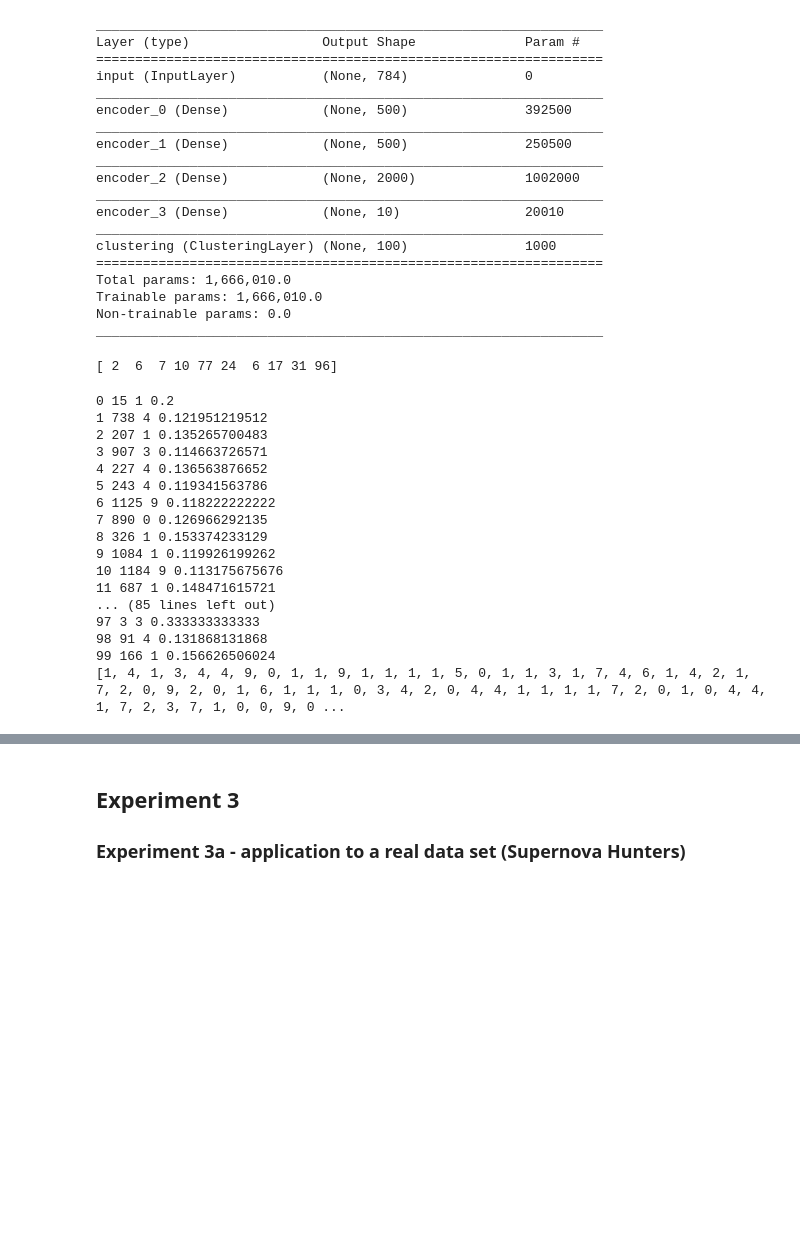
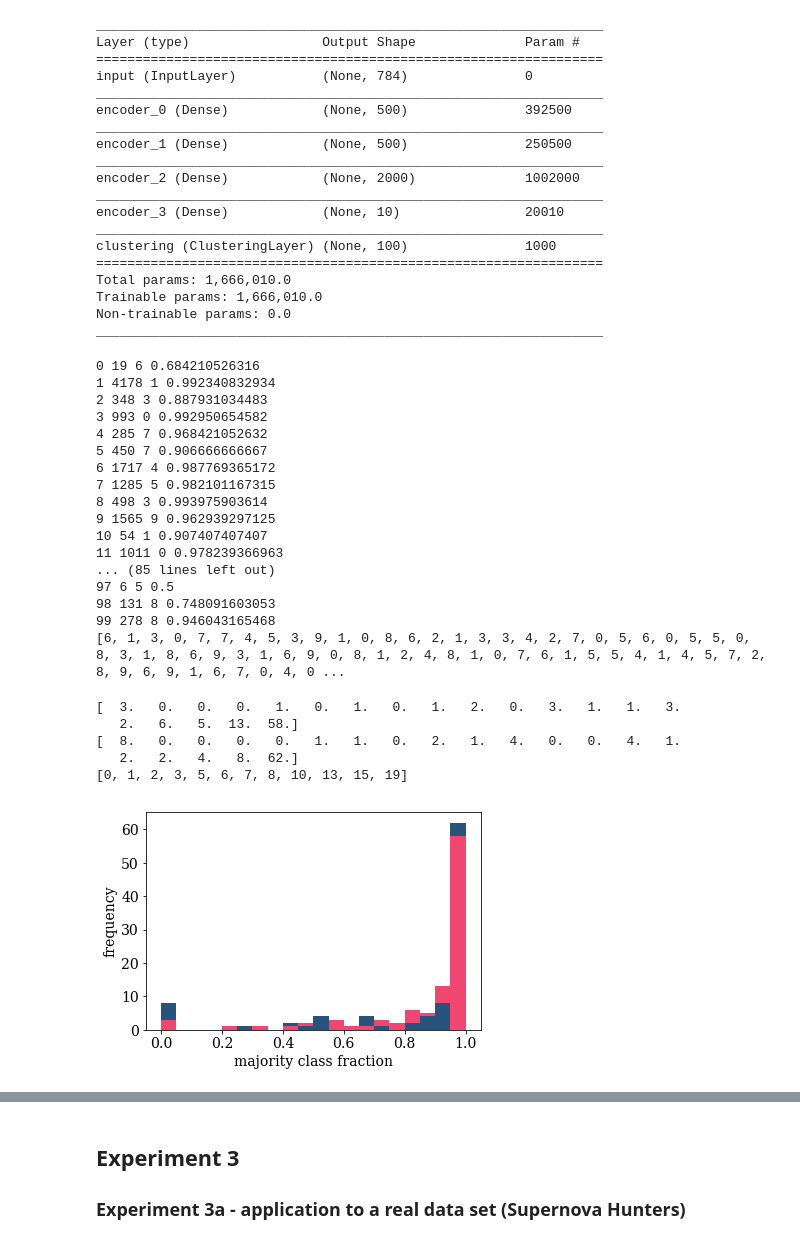
Before and after one commit to dwright04/machine_augmented_classification, a Jupyter notebook: notebooks/Unsupervised_Deep_Embedding_Clustering_for_Zooniverse.ipynb, the cells around one changed output, grey strips where cells are left out. Cells and saved outputs as stored; diff of their text form; code cells hidden in the pictures; blank space fills up the shorter version.

```diff
--- a/notebooks/Unsupervised_Deep_Embedding_Clustering_for_Zooniverse.ipynb
+++ b/notebooks/Unsupervised_Deep_Embedding_Clustering_for_Zooniverse.ipynb
@@ -848,30 +851,49 @@ Trainable params: 1,666,010.0
 Non-trainable params: 0.0
 _________________________________________________________________
 # %%
-y_pred = np.argmax(dec.predict(x[25000:), axis=1)
-print(y_pred[:10])
+y_pred = np.argmax(dec.predict(x), axis=1)
-# %% [output]
-[ 2  6  7 10 77 24  6 17 31 96]
 # %%
-cluster_to_label_mapping, n_assigned_list = get_cluster_to_label_mapping(y, y_pred, 10, n_clusters=100)
+cluster_to_label_mapping, n_assigned_list, majority_class_fractions = \
+  get_cluster_to_label_mapping(y, y_pred, 10, n_clusters=100)
 # %% [output]
-0 15 1 0.2
-1 738 4 0.121951219512
-2 207 1 0.135265700483
-3 907 3 0.114663726571
-4 227 4 0.136563876652
-5 243 4 0.119341563786
-6 1125 9 0.118222222222
-7 890 0 0.126966292135
-8 326 1 0.153374233129
-9 1084 1 0.119926199262
-10 1184 9 0.113175675676
-11 687 1 0.148471615721
+0 19 6 0.684210526316
+1 4178 1 0.992340832934
+2 348 3 0.887931034483
+3 993 0 0.992950654582
+4 285 7 0.968421052632
+5 450 7 0.906666666667
+6 1717 4 0.987769365172
+7 1285 5 0.982101167315
+8 498 3 0.993975903614
+9 1565 9 0.962939297125
+10 54 1 0.907407407407
+11 1011 0 0.978239366963
 ... (85 lines left out)
-97 3 3 0.333333333333
-98 91 4 0.131868131868
-99 166 1 0.156626506024
-[1, 4, 1, 3, 4, 4, 9, 0, 1, 1, 9, 1, 1, 1, 1, 5, 0, 1, 1, 3, 1, 7, 4, 6, 1, 4, 2, 1, 7, 2, 0, 9, 2, 0, 1, 6, 1, 1, 1, 0, 3, 4, 2, 0, 4, 4, 1, 1, 1, 1, 7, 2, 0, 1, 0, 4, 4, 1, 7, 2, 3, 7, 1, 0, 0, 9, 0 ...
+97 6 5 0.5
+98 131 8 0.748091603053
+99 278 8 0.946043165468
+[6, 1, 3, 0, 7, 7, 4, 5, 3, 9, 1, 0, 8, 6, 2, 1, 3, 3, 4, 2, 7, 0, 5, 6, 0, 5, 5, 0, 8, 3, 1, 8, 6, 9, 3, 1, 6, 9, 0, 8, 1, 2, 4, 8, 1, 0, 7, 6, 1, 5, 5, 4, 1, 4, 5, 7, 2, 8, 9, 6, 9, 1, 6, 7, 0, 4, 0 ...
+# %%
+bins = np.arange(0,1.05,0.05)
+counts_orig, _, _ = plt.hist(np.nan_to_num(majority_class_fractions_orig), bins=bins, color='#EF476F')
+counts, _, _ = plt.hist(np.nan_to_num(majority_class_fractions), bins=bins, color='#26547C')
+print(counts_orig)
+print(counts)
+overlap = list(np.where(np.array(counts_orig) <= np.array(counts))[0])
+print(overlap)
+for i in range(len(overlap)):
+  to_plot = [bins[overlap[i]], bins[overlap[i]+1]]
+  plt.hist(np.nan_to_num(majority_class_fractions_orig), bins=to_plot, color='#EF476F')
+plt.ylabel('frequency')
+plt.xlabel('majority class fraction')
+plt.show()
+# %% [output]
+[  3.   0.   0.   0.   1.   0.   1.   0.   1.   2.   0.   3.   1.   1.   3.
+   2.   6.   5.  13.  58.]
+[  8.   0.   0.   0.   0.   1.   1.   0.   2.   1.   4.   0.   0.   4.   1.
+   2.   2.   4.   8.  62.]
+[0, 1, 2, 3, 5, 6, 7, 8, 10, 13, 15, 19]
+[figure, added]
 # %%
 plotCluster(y_pred, 99, x, 28, limit=100)
 # %% [output]
```
Also changed, not shown: parts of 13 cells of this notebook.
